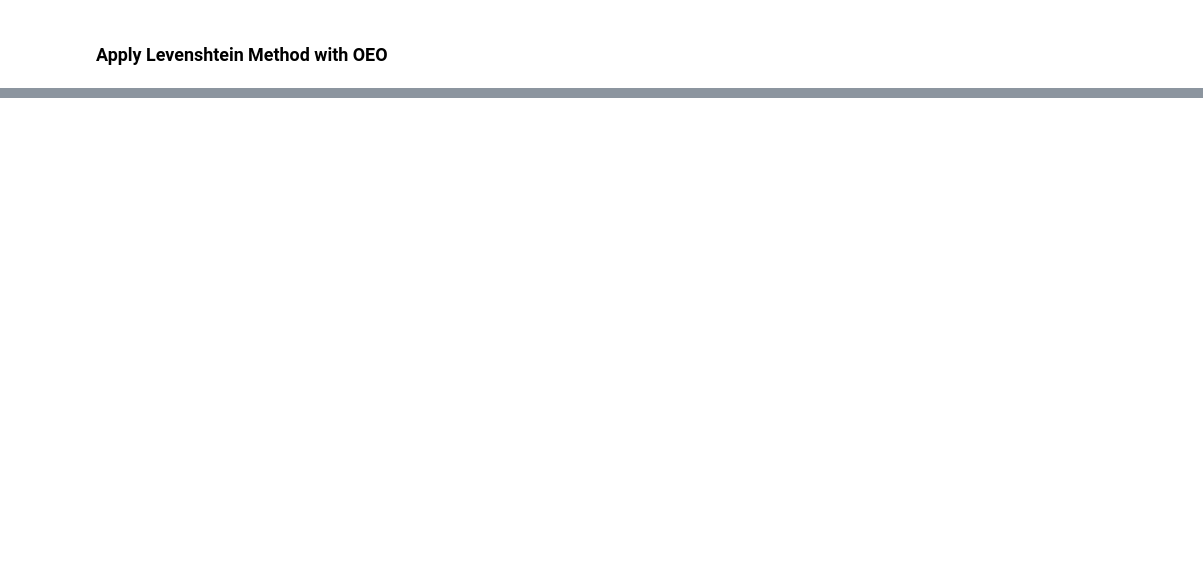
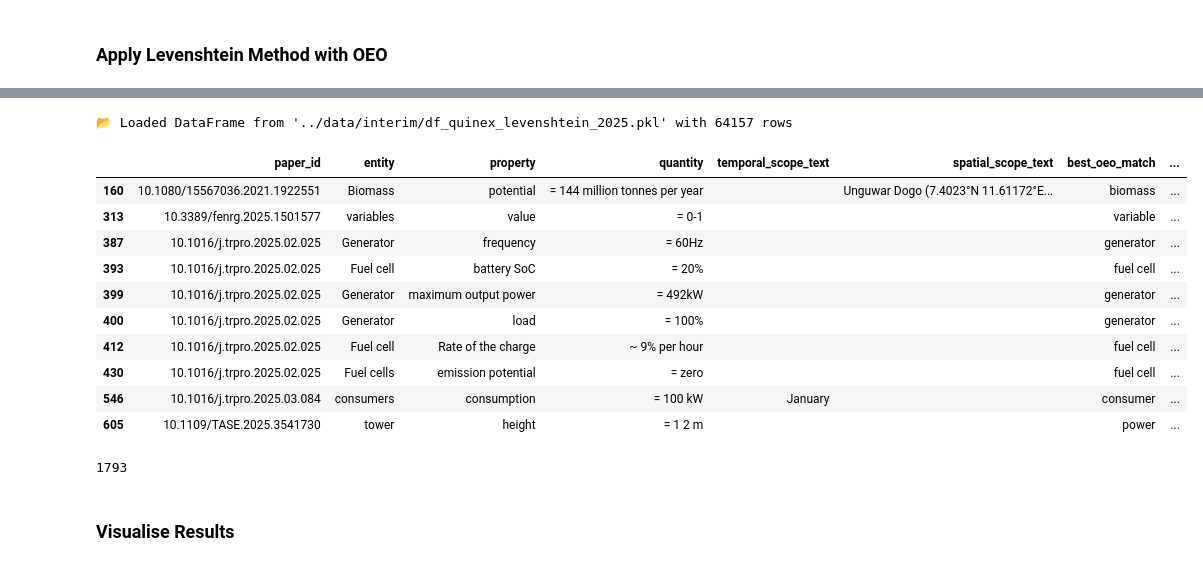
Before and after one commit to FZJ-IEK3-VSA/quinex-energy-system-studies, a Jupyter notebook: notebooks/quinex_results.ipynb, the cells around one changed output, grey strips where cells are left out. Cells and saved outputs as stored; diff of their text form; code cells hidden in the pictures; blank space fills up the shorter version.

```diff
--- a/notebooks/quinex_results.ipynb
+++ b/notebooks/quinex_results.ipynb
@@ -74,4 +89,25 @@ levenshtein = LevenshteinDistance()
 # %%
-import pandas as pd
+df_path = "../data/interim/df_quinex_levenshtein_2025.pkl"
 
-df_quinex[['best_oeo_match', 'match_score']] = df_quinex['entity'].apply(lambda x: pd.Series(levenshtein.get_best_match(x, df_oeo, "similarity")))
+if os.path.exists(df_path):
+    df_quinex = visualisation.load_df(df_path)
+else:
+    df_quinex[['best_oeo_match', 'match_score']] = df_quinex['entity'].apply(lambda x: pd.Series(levenshtein.get_best_match(x, df_oeo, "similarity")))
+    visualisation.save_df(df_quinex, df_path)
+
+display(df_quinex[(df_quinex['match_score'] >= 0.8) & (df_quinex['match_score'] < 1)].head(10))
+print(len(df_quinex[(df_quinex['match_score'] >= 0.8) & (df_quinex['match_score'] < 1)]))
+# %% [output]
+📂 Loaded DataFrame from '../data/interim/df_quinex_levenshtein_2025.pkl' with 64157 rows
+|  | paper_id | entity | property | quantity | temporal_scope_text | spatial_scope_text | best_oeo_match | ... |
+| 160 | 10.1080/15567036.2021.1922551 | Biomass | potential | = 144 million tonnes per year |  | Unguwar Dogo (7.4023°N 11.61172°E... | biomass | ... |
+| 313 | 10.3389/fenrg.2025.1501577 | variables | value | = 0-1 |  |  | variable | ... |
+| 387 | 10.1016/j.trpro.2025.02.025 | Generator | frequency | = 60Hz |  |  | generator | ... |
+| 393 | 10.1016/j.trpro.2025.02.025 | Fuel cell | battery SoC | = 20% |  |  | fuel cell | ... |
+| 399 | 10.1016/j.trpro.2025.02.025 | Generator | maximum output power | = 492kW |  |  | generator | ... |
+| 400 | 10.1016/j.trpro.2025.02.025 | Generator | load | = 100% |  |  | generator | ... |
+| 412 | 10.1016/j.trpro.2025.02.025 | Fuel cell | Rate of the charge | ~ 9% per hour |  |  | fuel cell | ... |
+| 430 | 10.1016/j.trpro.2025.02.025 | Fuel cells | emission potential | = zero |  |  | fuel cell | ... |
+| 546 | 10.1016/j.trpro.2025.03.084 | consumers | consumption | = 100 kW | January |  | consumer | ... |
+| 605 | 10.1109/TASE.2025.3541730 | tower | height | = 1 2 m |  |  | power | ... |
+1793
@@ -80,0 +114,2 @@ print(len(df_quinex[(df_quinex['match_score'] >= 0.8) & (df_quinex['match_score'
+# %% [markdown]
+### **Visualise Results**
```
Also changed, not shown: parts of 17 cells of this notebook, 7 other files.
